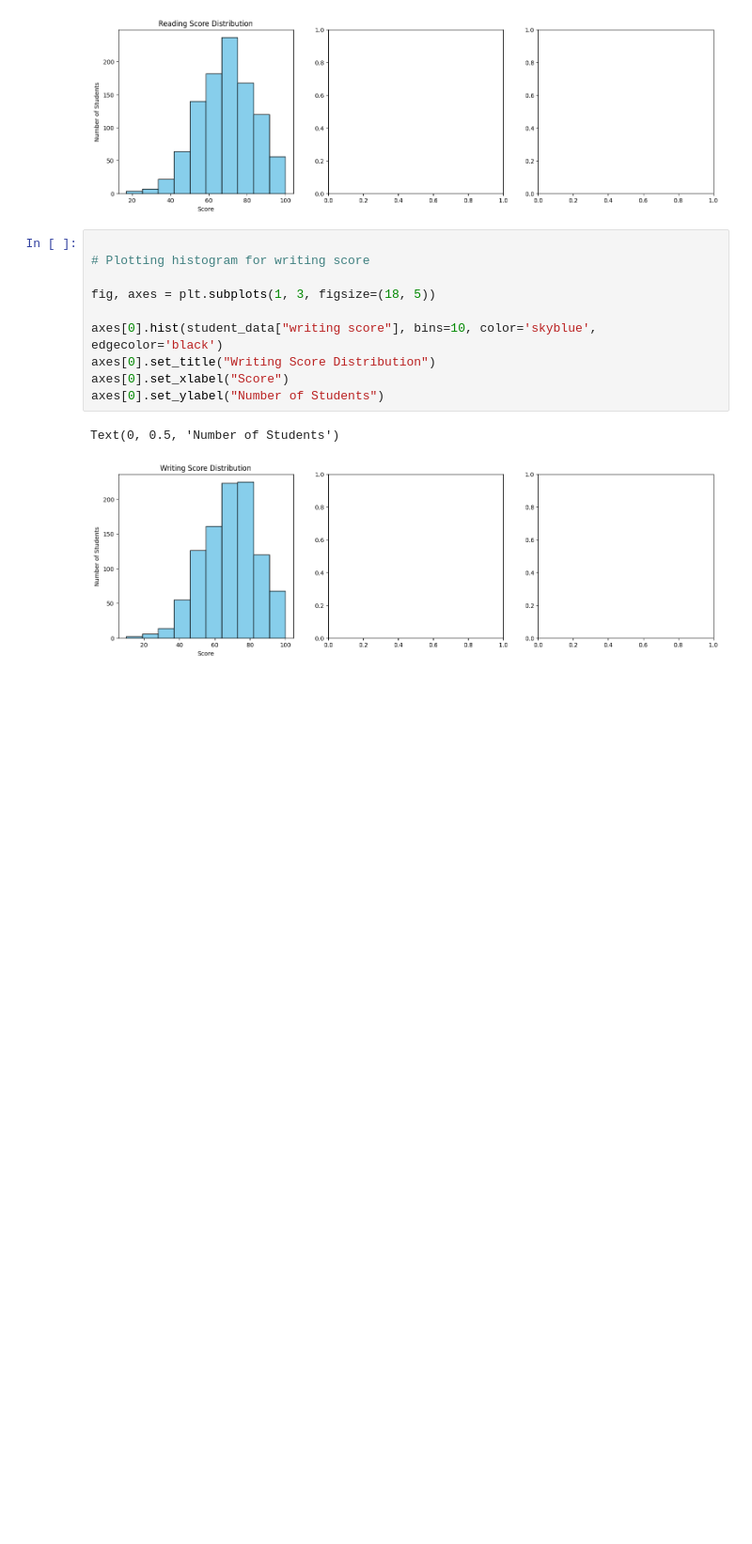
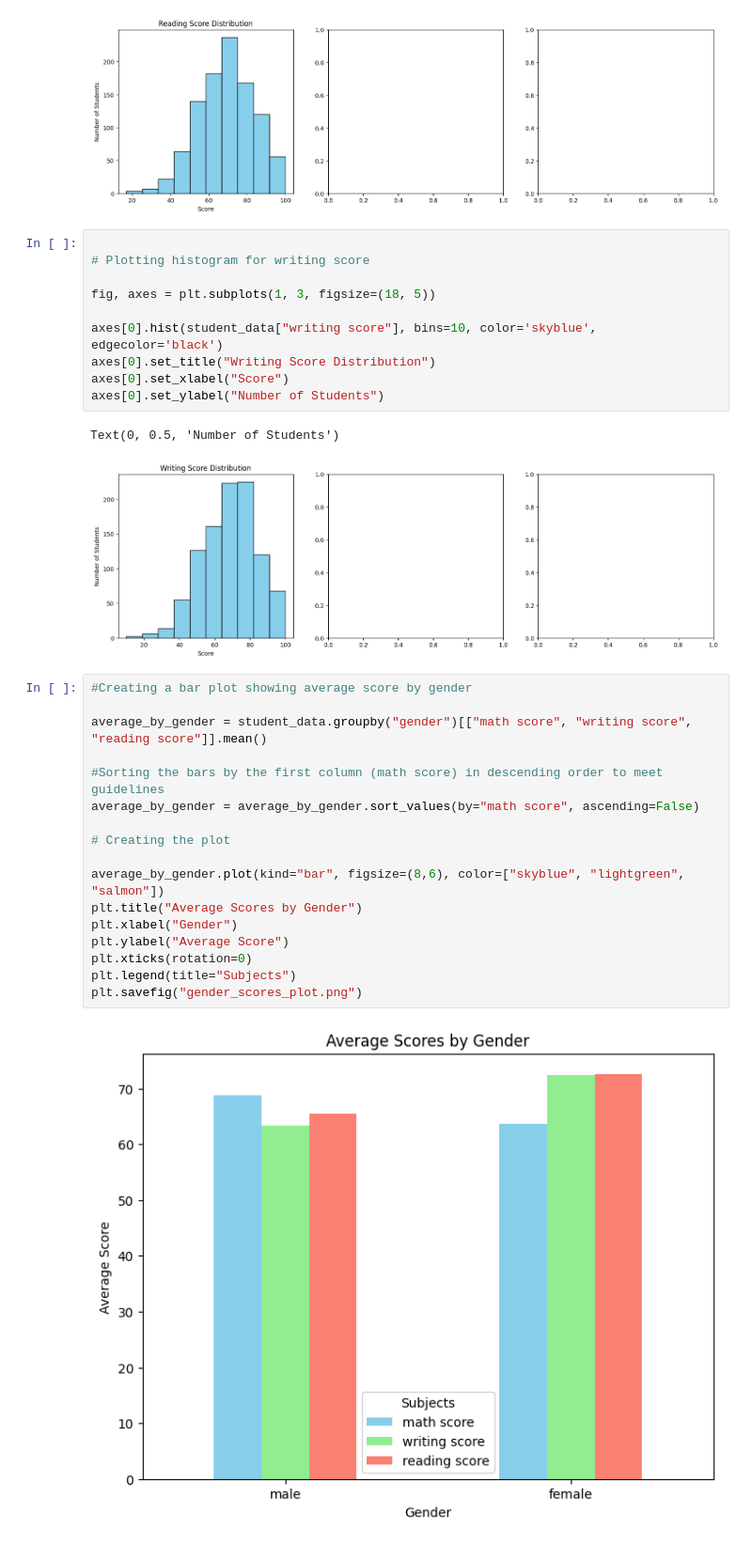
Before and after one commit to wisdomnotai/data-science-project-eda, a Jupyter notebook: analysis.ipynb, the cells around one changed output. Shown at 94% size. Saved outputs shown, nothing was run; the diff lists cells and outputs as text; blank space fills up the shorter version.

Commit message:
creating a bar plot showing average score by gender

```diff
--- a/analysis.ipynb
+++ b/analysis.ipynb
@@ -284,3 +284,22 @@ axes[0].set_ylabel("Number of Students")
 # %% [output]
 Text(0, 0.5, 'Number of Students')
 [figure]
+# %%
+#Creating a bar plot showing average score by gender
+
+average_by_gender = student_data.groupby("gender")[["math score", "writing score", "reading score"]].mean()
+
+#Sorting the bars by the first column (math score) in descending order to meet guidelines
+average_by_gender = average_by_gender.sort_values(by="math score", ascending=False)
+
+# Creating the plot
+
+average_by_gender.plot(kind="bar", figsize=(8,6), color=["skyblue", "lightgreen", "salmon"])
+plt.title("Average Scores by Gender")
+plt.xlabel("Gender")
+plt.ylabel("Average Score")
+plt.xticks(rotation=0)
+plt.legend(title="Subjects")
+plt.savefig("gender_scores_plot.png")
+# %% [output]
+[figure, added]
```
Also changed, not shown: 1 other file.
